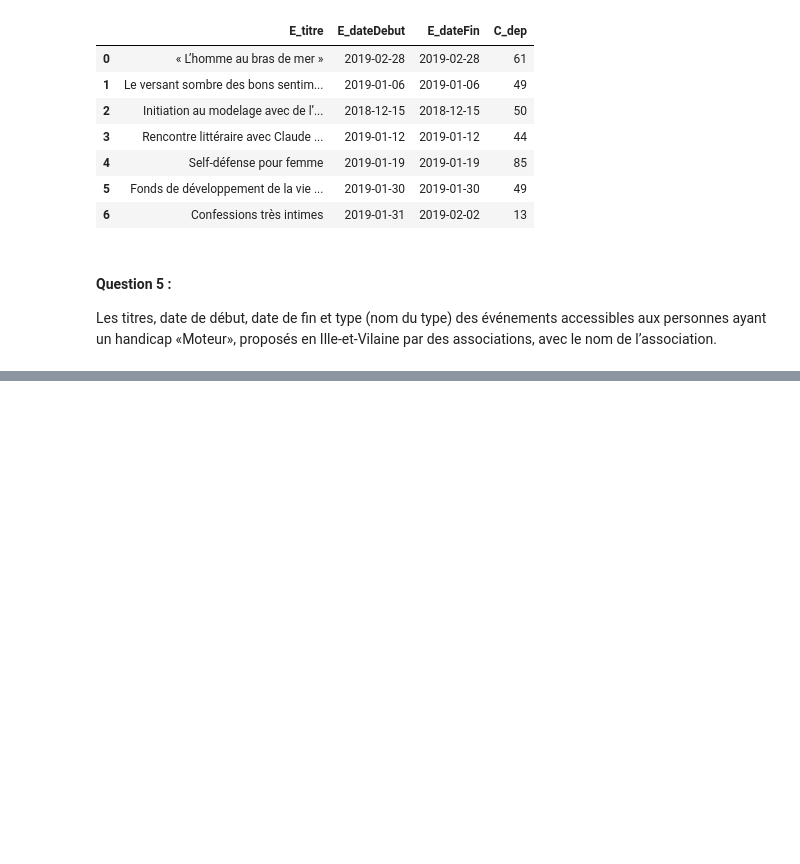
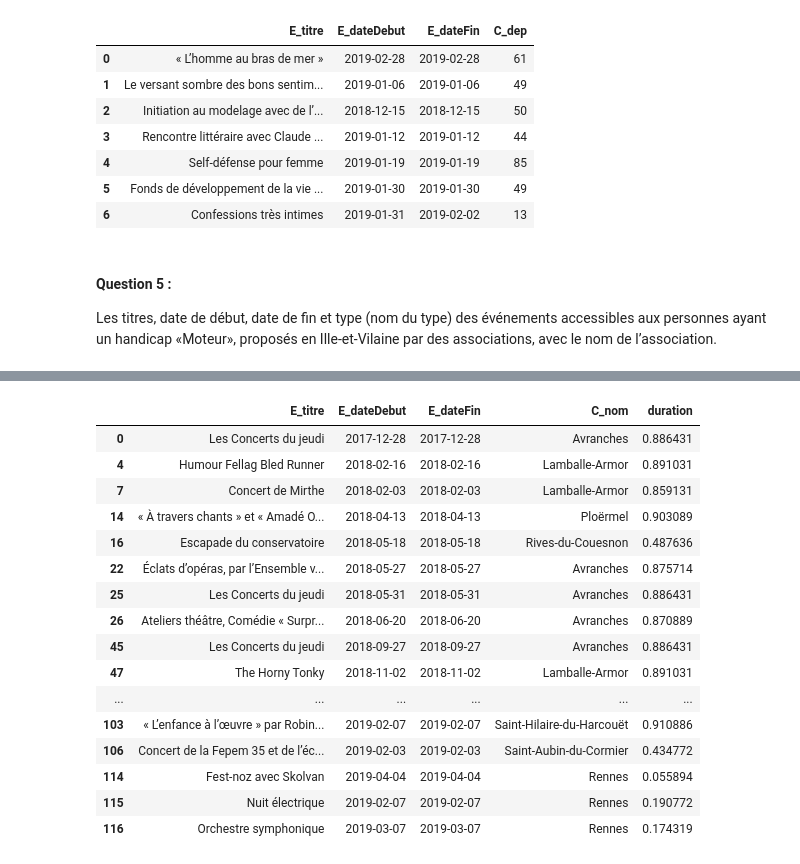
Before and after one commit to Lrakotoson/M1Python, a Jupyter notebook: S2/Data Science/TD/TD5_sql/td5_interrogation.ipynb, the cells around one changed output, grey strips where cells are left out. Cells and saved outputs as stored; diff of their text form; code cells hidden in the pictures; blank space fills up the shorter version.

```diff
--- a/S2/Data Science/TD/TD5_sql/td5_interrogation.ipynb
+++ b/S2/Data Science/TD/TD5_sql/td5_interrogation.ipynb
@@ -151,0 +184,15 @@ getQuery(query)
+# %%
+r2 = ['-1.701901,48.11981']
+e_gps = [','.join(gps.split(', ')[::-1]) for gps in list(df.E_gps)]
+
+base_url = "https://api.openrouteservice.org/matrix"
+APIKEY = '5b3ce3597851110001cf62486cfda2a850de46e4a43253fa6adffd31'
+
+params = {
+    "api_key": APIKEY,
+    "profile": "foot-walking",
+    "locations": "|".join(r2 + e_gps),
+    "sources": "0",
+    "destinations": ",".join(map(str, range(1, len(r2 + e_gps)))),
+    "metrics": "duration",
+}
@@ -151,0 +219,45 @@ getQuery(query)
+# %%
+query = """SELECT e_titre, e_datedebut, e_datefin, c_nom, e_gps
+           FROM evenement JOIN commune ON e_communeid = c_insee
+                          JOIN typeEvenement ON e_typeid = te_id
+           WHERE (e_gratuit = 'oui' OR e_tarifreduit <= 10)
+           AND te_nom = 'Concert'
+        """
+
+df = getQuery(query)
+# %%
+e_gps = [','.join(gps.split(', ')[::-1]) for gps in list(df.E_gps)]
+df = df.drop(['E_gps'], axis=1)
+
+params = {
+    "api_key": APIKEY,
+    "profile": "driving-car",
+    "locations": "|".join(r2 + e_gps),
+    "sources": "0",
+    "destinations": ",".join(map(str, range(1, len(r2 + e_gps)))),
+    "metrics": "duration",
+}
+# %%
+duration = getMatrix(base_url, params, "durations").reset_index(drop = True) / 3600
+duration.columns = ['duration']
+df = pd.concat([df, duration], join = "inner", axis = 1)
+
+df[df['duration'] < 1]
+# %% [output]
+|  | E_titre | E_dateDebut | E_dateFin | C_nom | duration |
+| 0 | Les Concerts du jeudi | 2017-12-28 | 2017-12-28 | Avranches | 0.886431 |
+| 4 | Humour Fellag Bled Runner | 2018-02-16 | 2018-02-16 | Lamballe-Armor | 0.891031 |
+| 7 | Concert de Mirthe | 2018-02-03 | 2018-02-03 | Lamballe-Armor | 0.859131 |
+| 14 | « À travers chants » et « Amadé O... | 2018-04-13 | 2018-04-13 | Ploërmel | 0.903089 |
+| 16 | Escapade du conservatoire | 2018-05-18 | 2018-05-18 | Rives-du-Couesnon | 0.487636 |
+| 22 | Éclats d’opéras, par l’Ensemble v... | 2018-05-27 | 2018-05-27 | Avranches | 0.875714 |
+| 25 | Les Concerts du jeudi | 2018-05-31 | 2018-05-31 | Avranches | 0.886431 |
+| 26 | Ateliers théâtre, Comédie « Surpr... | 2018-06-20 | 2018-06-20 | Avranches | 0.870889 |
+| 45 | Les Concerts du jeudi | 2018-09-27 | 2018-09-27 | Avranches | 0.886431 |
+| 47 | The Horny Tonky | 2018-11-02 | 2018-11-02 | Lamballe-Armor | 0.891031 |
+| ... | ... | ... | ... | ... | ... |
+| 103 | « L’enfance à l’œuvre » par Robin... | 2019-02-07 | 2019-02-07 | Saint-Hilaire-du-Harcouët | 0.910886 |
+| 106 | Concert de la Fepem 35 et de l’éc... | 2019-02-03 | 2019-02-03 | Saint-Aubin-du-Cormier | 0.434772 |
+| 114 | Fest-noz avec Skolvan | 2019-04-04 | 2019-04-04 | Rennes | 0.055894 |
+| 115 | Nuit électrique | 2019-02-07 | 2019-02-07 | Rennes | 0.190772 |
+| 116 | Orchestre symphonique | 2019-03-07 | 2019-03-07 | Rennes | 0.174319 |
```
Also changed, not shown: parts of 6 cells of this notebook.
